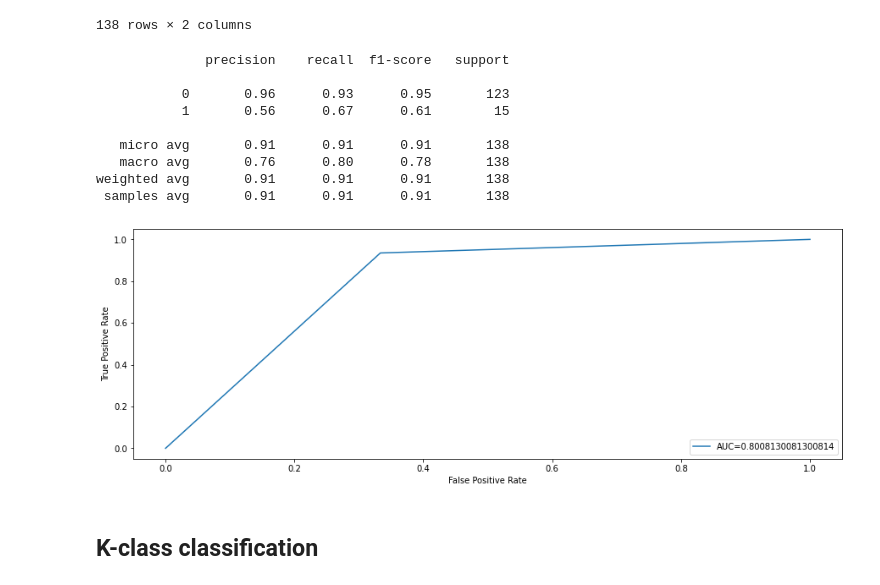
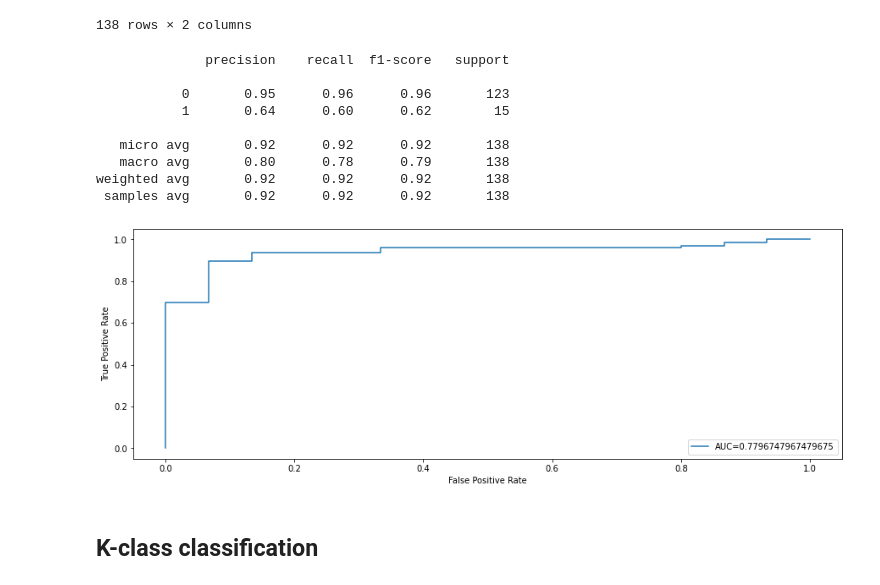
Before and after one commit to UCSD-E4E/passive-acoustic-biodiversity, a Jupyter notebook: OpenSoundScape/nips4B dataset.ipynb, the cells around one changed output. Cells and saved outputs as stored; diff of their text form; code cells hidden in the pictures.

Commit message:
corrected the ROC curve for binary classification

```diff
--- a/OpenSoundScape/nips4B dataset.ipynb
+++ b/OpenSoundScape/nips4B dataset.ipynb
@@ -115,8 +135,10 @@ prediction_dataset.augmentation_off()
 #use the validation samples as test samples for the sake of illustration
 prediction_dataset.df = test_df
 # %%
-valid_scores_df, valid_preds_df, valid_labels_df = model.predict(prediction_dataset, binary_preds='single_target')
-valid_preds_df
+valid_scores_df, valid_preds_df, valid_labels_df = model.predict(prediction_dataset,
+                                                                 binary_preds='single_target',
+                                                                 activation_layer='softmax')
+valid_scores_df
 # %% [output]
 (138, 2)
 |  | non-empty | empty |
@@ -154,25 +176,25 @@ print(classification_report(valid_labels_df, valid_preds_df))
 # %% [output]
               precision    recall  f1-score   support
 
-           0       0.96      0.93      0.95       123
-           1       0.56      0.67      0.61        15
+           0       0.95      0.96      0.96       123
+           1       0.64      0.60      0.62        15
 
-   micro avg       0.91      0.91      0.91       138
-   macro avg       0.76      0.80      0.78       138
-weighted avg       0.91      0.91      0.91       138
- samples avg       0.91      0.91      0.91       138
+   micro avg       0.92      0.92      0.92       138
+   macro avg       0.80      0.78      0.79       138
+weighted avg       0.92      0.92      0.92       138
+ samples avg       0.92      0.92      0.92       138
 # %%
-fpr, tpr, _ = roc_curve(valid_labels_df['non-empty'],  valid_preds_df['non-empty'])
+fpr, tpr, thresh = roc_curve(valid_labels_df['non-empty'],  valid_scores_df['non-empty'])
 auc = roc_auc_score(valid_labels_df['non-empty'],  valid_preds_df['non-empty'])
 
 #create ROC curve
 plt.plot(fpr,tpr,label="AUC="+str(auc))
 plt.ylabel('True Positive Rate')
 plt.xlabel('False Positive Rate')
 plt.legend(loc=4)
 plt.show()
 # %% [output]
-[figure, old version]
+[figure, new version]
 # %% [markdown]
 ## K-class classification
 # %%
```
Also changed, not shown: parts of 25 cells of this notebook.
